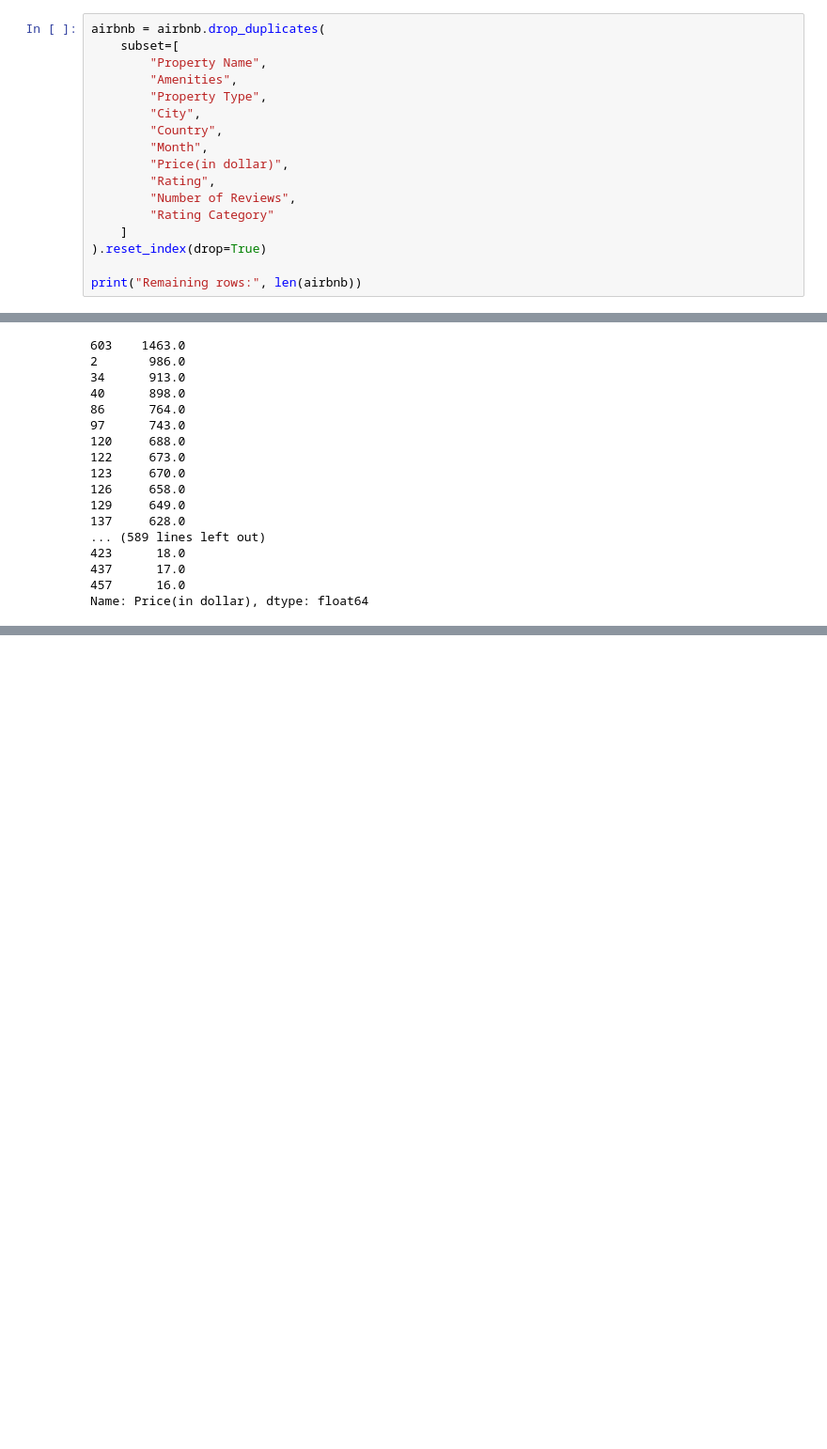
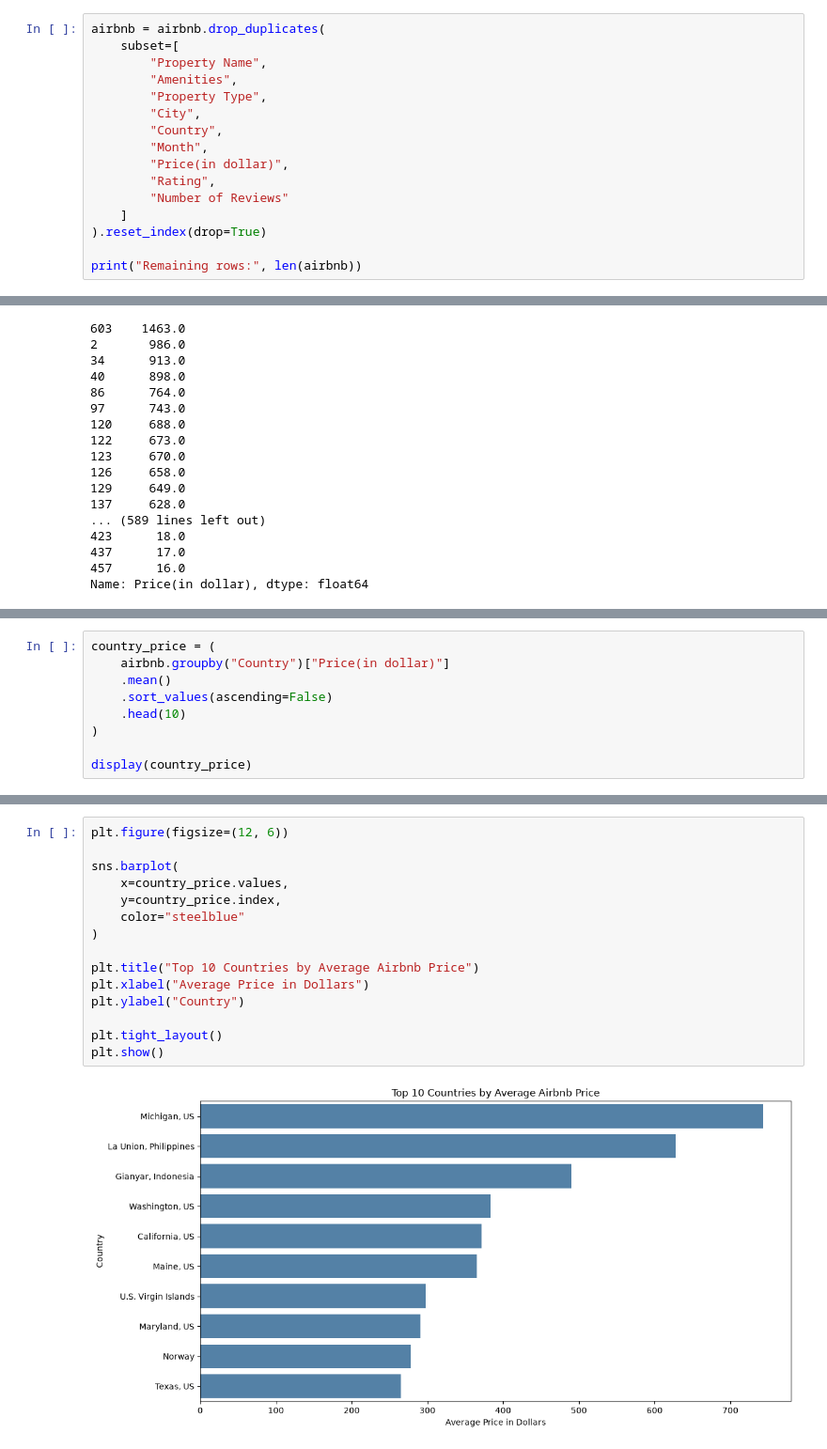
Before and after one commit to jannoelvero/first_project, a Jupyter notebook: notebooks/load_and_clean_data.ipynb, the cells around one changed output, grey strips where cells are left out. Shown at 94% size. Saved outputs shown, nothing was run; the diff lists cells and outputs as text; blank space fills up the shorter version.

```diff
--- a/notebooks/load_and_clean_data.ipynb
+++ b/notebooks/load_and_clean_data.ipynb
@@ -606,8 +581,7 @@ airbnb = airbnb.drop_duplicates(
         "Month",
         "Price(in dollar)",
         "Rating",
-        "Number of Reviews",
-        "Rating Category"
+        "Number of Reviews"
     ]
 ).reset_index(drop=True)
 
@@ -723,0 +769,9 @@ airbnb.sort_values(
+# %%
+country_price = (
+    airbnb.groupby("Country")["Price(in dollar)"]
+    .mean()
+    .sort_values(ascending=False)
+    .head(10)
+)
+
+display(country_price)
@@ -723,0 +794,17 @@ airbnb.sort_values(
+# %%
+plt.figure(figsize=(12, 6))
+
+sns.barplot(
+    x=country_price.values,
+    y=country_price.index,
+    color="steelblue"
+)
+
+plt.title("Top 10 Countries by Average Airbnb Price")
+plt.xlabel("Average Price in Dollars")
+plt.ylabel("Country")
+
+plt.tight_layout()
+plt.show()
+# %% [output]
+[figure, added]
```
Also changed, not shown: parts of 53 cells of this notebook, 26 other files.
